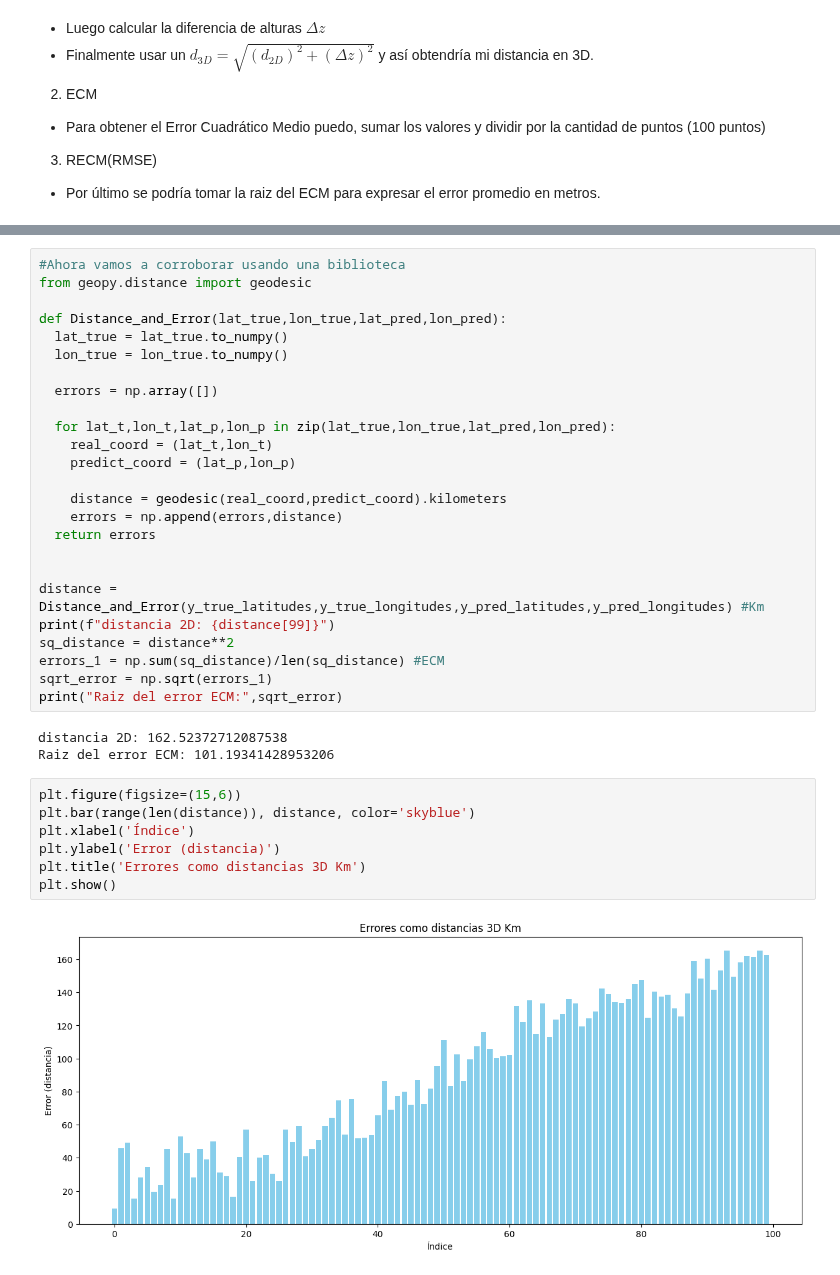
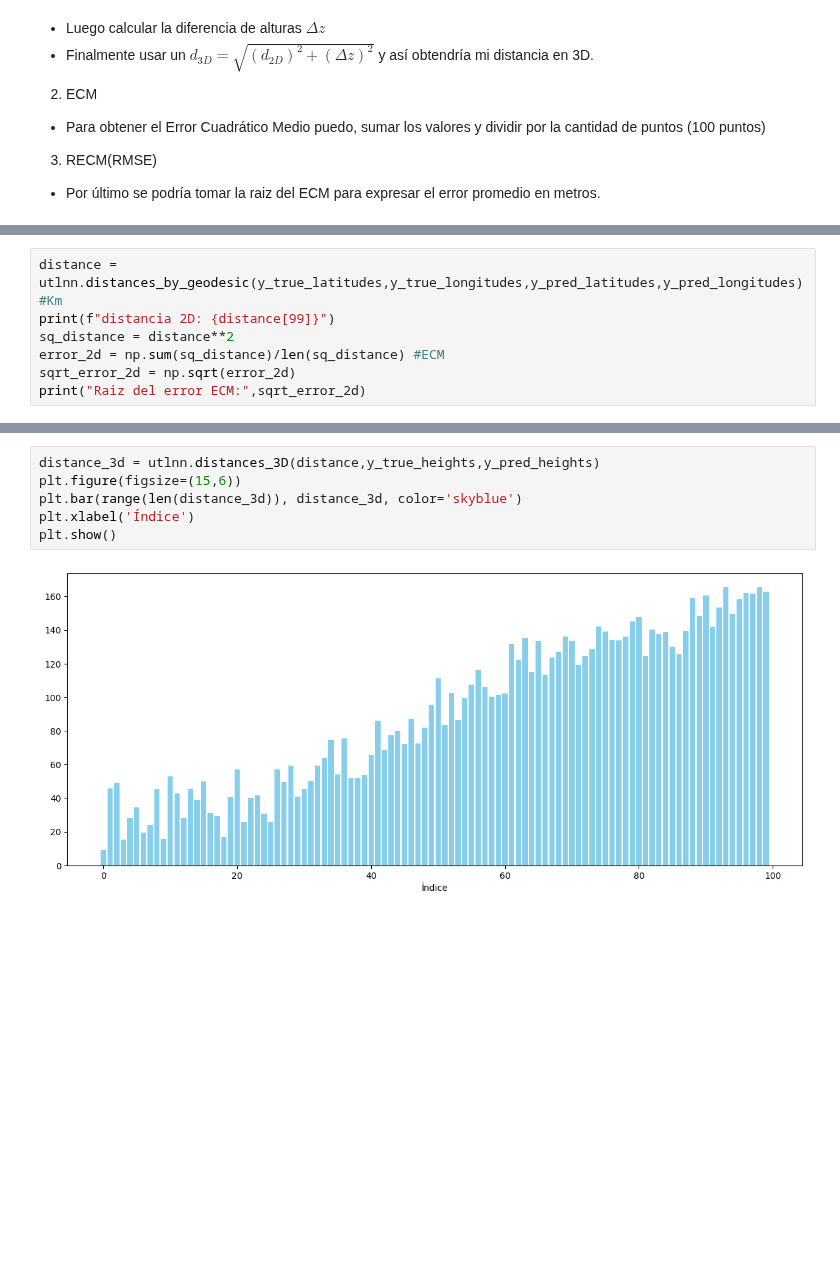
Before and after one commit to ValeFernando840/Ray-Tracing, a Jupyter notebook: Testeo_Modelos.ipynb, the cells around one changed output, grey strips where cells are left out. Drawn from its saved outputs; the diff is of its cells as text; blank space fills up the shorter version.

Commit message:
Se agregaro utils para la nn, para limpiar Test de modelos y se agrega el archivo para la coleccion de errores

```diff
--- a/Testeo_Modelos.ipynb
+++ b/Testeo_Modelos.ipynb
@@ -106,0 +95,7 @@ Raiz del ECM: 100.992827922545
+# %%
+distance = utlnn.distances_by_geodesic(y_true_latitudes,y_true_longitudes,y_pred_latitudes,y_pred_longitudes) #Km
+print(f"distancia 2D: {distance[99]}")
+sq_distance = distance**2
+error_2d = np.sum(sq_distance)/len(sq_distance) #ECM
+sqrt_error_2d = np.sqrt(error_2d)
+print("Raiz del error ECM:",sqrt_error_2d)
@@ -124,37 +114,8 @@ plt.show()
-# %%
-#Ahora vamos a corroborar usando una biblioteca
-from geopy.distance import geodesic
-
-def Distance_and_Error(lat_true,lon_true,lat_pred,lon_pred):
-  lat_true = lat_true.to_numpy()
-  lon_true = lon_true.to_numpy()
-
-  errors = np.array([])
-
-  for lat_t,lon_t,lat_p,lon_p in zip(lat_true,lon_true,lat_pred,lon_pred):
-    real_coord = (lat_t,lon_t)
-    predict_coord = (lat_p,lon_p)
-
-    distance = geodesic(real_coord,predict_coord).kilometers
-    errors = np.append(errors,distance)
-  return errors
-
-
-distance = Distance_and_Error(y_true_latitudes,y_true_longitudes,y_pred_latitudes,y_pred_longitudes) #Km
-print(f"distancia 2D: {distance[99]}")
-sq_distance = distance**2
-errors_1 = np.sum(sq_distance)/len(sq_distance) #ECM
-sqrt_error = np.sqrt(errors_1)
-print("Raiz del error ECM:",sqrt_error)
-# %% [output]
-distancia 2D: 162.52372712087538
-Raiz del error ECM: 101.19341428953206
 # %%
+distance_3d = utlnn.distances_3D(distance,y_true_heights,y_pred_heights)
 plt.figure(figsize=(15,6))
-plt.bar(range(len(distance)), distance, color='skyblue')
+plt.bar(range(len(distance_3d)), distance_3d, color='skyblue')
 plt.xlabel('Índice')
-plt.ylabel('Error (distancia)')
-plt.title('Errores como distancias 3D Km')
 plt.show()
 # %% [output]
-[figure, old version]
+[figure, new version]
```
Also changed, not shown: parts of 13 cells of this notebook, 3 other files.
